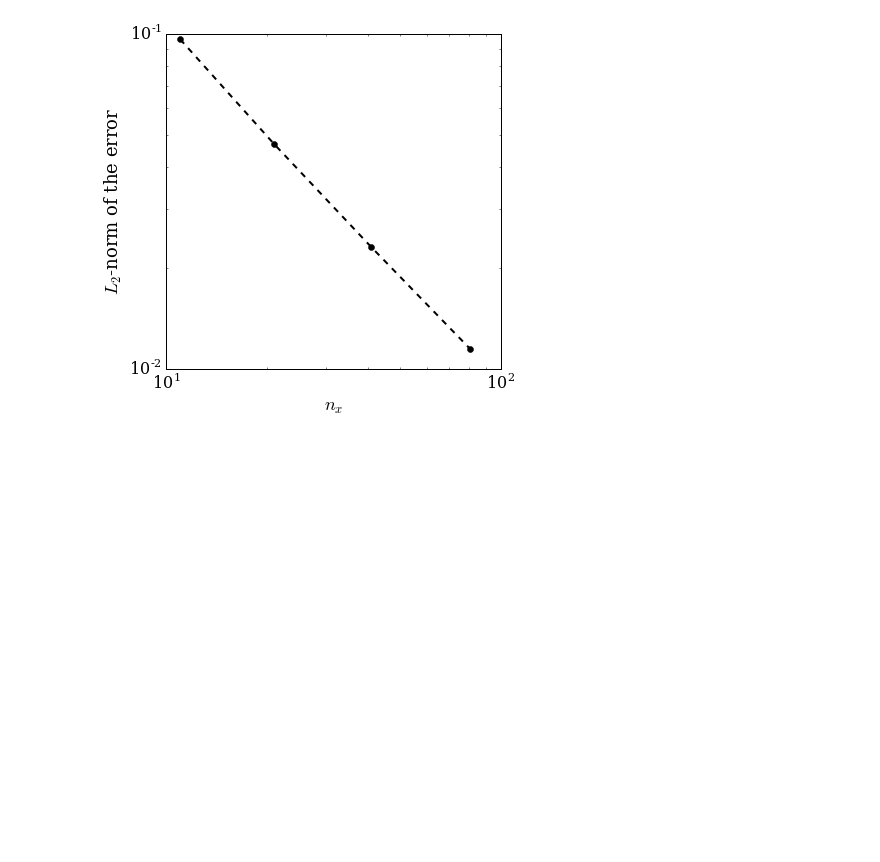
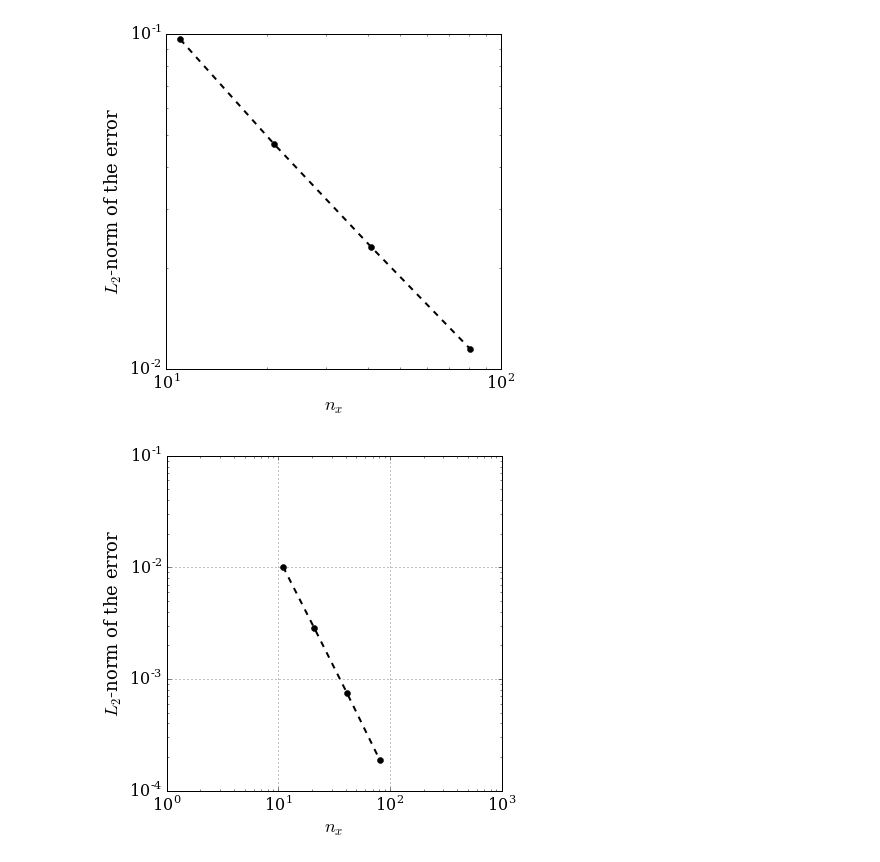
Before and after one commit to rambandaru/MAE6286, a Jupyter notebook: lessons/Elliptic_Problems/2D_laplaceEqn_Jacobi_Iterations.ipynb, the cells around one changed output. Drawn from its saved outputs; the diff is of its cells as text; code cells hidden in the pictures; blank space fills up the shorter version.

```diff
--- a/lessons/Elliptic_Problems/2D_laplaceEqn_Jacobi_Iterations.ipynb
+++ b/lessons/Elliptic_Problems/2D_laplaceEqn_Jacobi_Iterations.ipynb
@@ -173,0 +206,25 @@ pyplot.axis('equal');
+# %%
+nx_values = [11, 21, 41, 81]
+l2_target = 1e-8
+
+error = numpy.empty_like(nx_values, dtype=numpy.float)
+
+
+for i, nx in enumerate(nx_values):
+    p, x, y = laplace_IG(nx)
+
+    p = laplace2d_neumann(p.copy(), l2_target)
+
+    p_an = p_analytical(x, y)
+
+    error[i] = L2_error(p, p_an)
+# %%
+pyplot.figure(figsize=(6,6))
+pyplot.grid(True)
+pyplot.xlabel(r'$n_x$', fontsize=18)
+pyplot.ylabel(r'$L_2$-norm of the error', fontsize=18)
+
+pyplot.loglog(nx_values, error, color='k', ls='--', lw=2, marker='o')
+pyplot.axis('equal');
+# %% [output]
+[figure, added]
```
Also changed, not shown: parts of 1 cell of this notebook.
